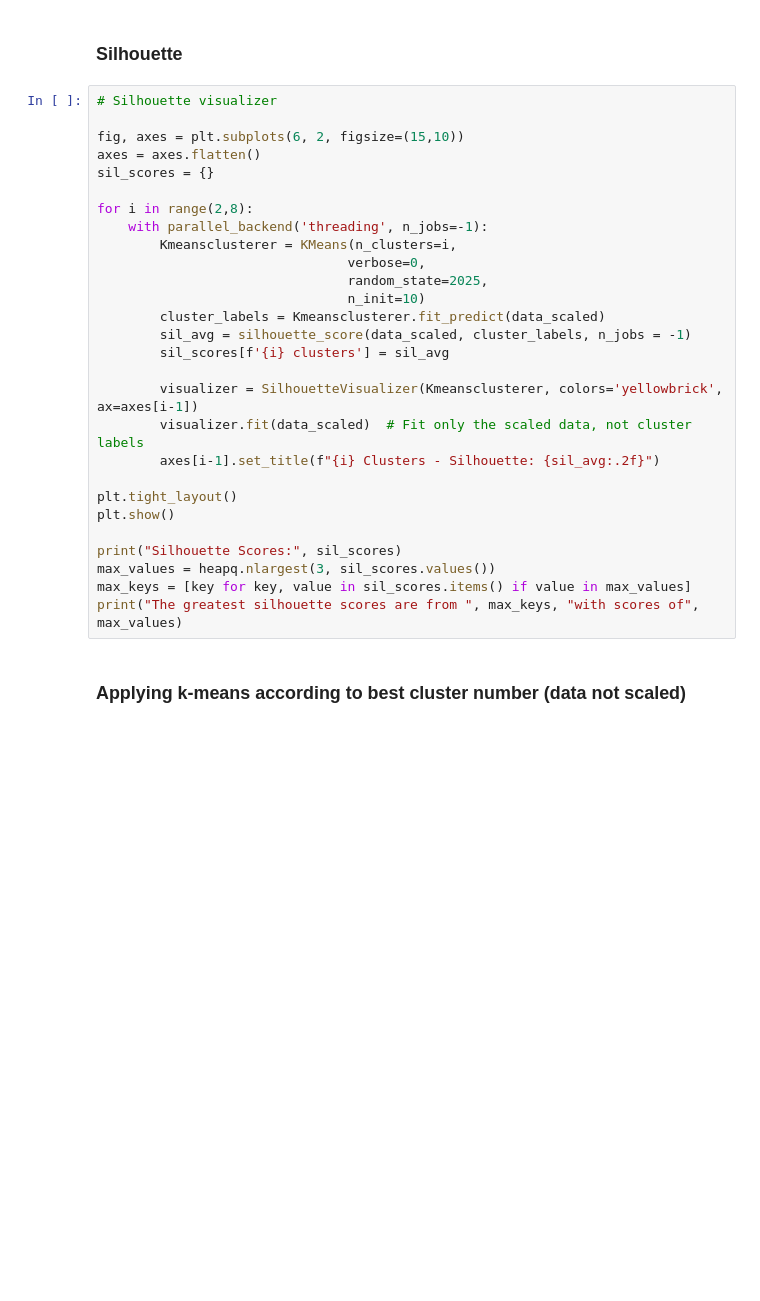
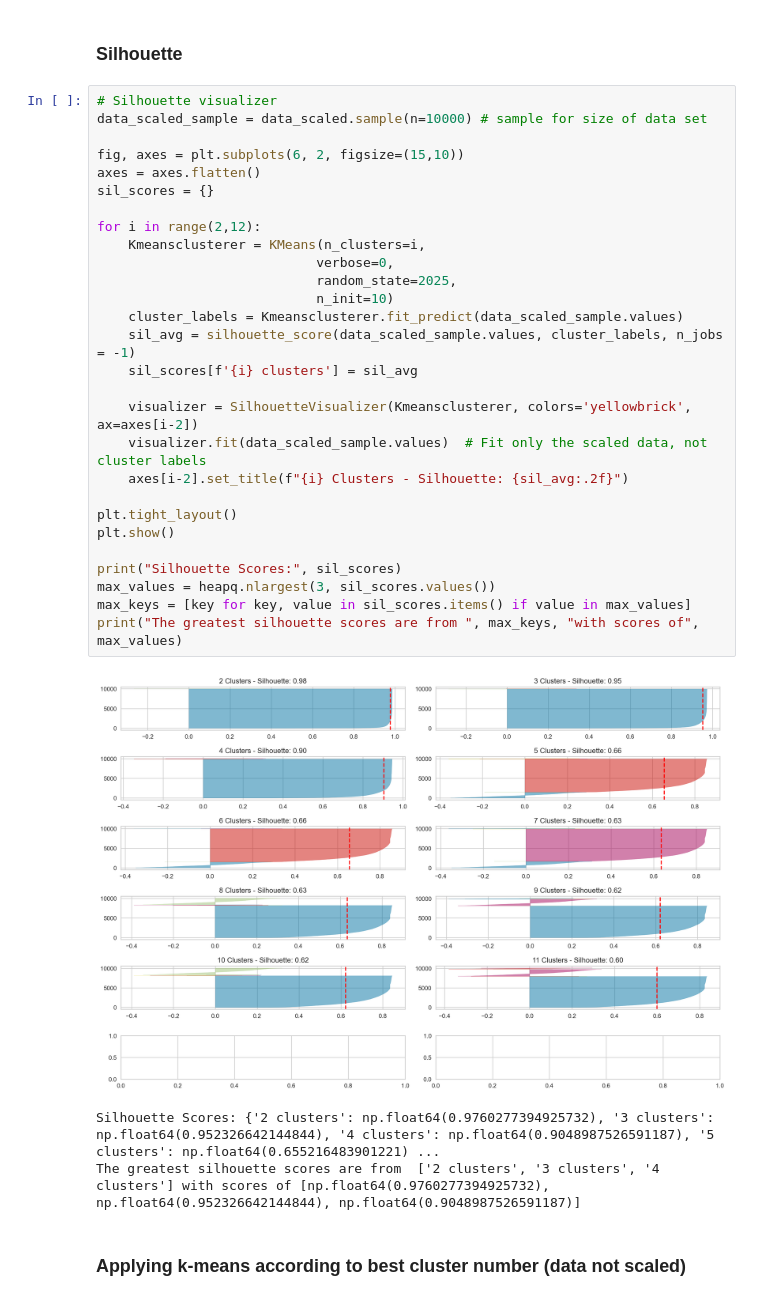
Before and after one commit to andytyuan2/DATASCI-3000, a Jupyter notebook: Coursework_Final.ipynb, the cells around one changed output. Drawn from its saved outputs; the diff is of its cells as text; blank space fills up the shorter version.

```diff
--- a/Coursework_Final.ipynb
+++ b/Coursework_Final.ipynb
@@ -159,32 +157,36 @@ visualizer.show
 ### Silhouette
 # %%
 # Silhouette visualizer
+data_scaled_sample = data_scaled.sample(n=10000) # sample for size of data set
 
 fig, axes = plt.subplots(6, 2, figsize=(15,10))
 axes = axes.flatten()
 sil_scores = {}
 
-for i in range(2,8):
-    with parallel_backend('threading', n_jobs=-1):
-        Kmeansclusterer = KMeans(n_clusters=i,
-                                verbose=0,
-                                random_state=2025,
-                                n_init=10)
-        cluster_labels = Kmeansclusterer.fit_predict(data_scaled)
-        sil_avg = silhouette_score(data_scaled, cluster_labels, n_jobs = -1)
-        sil_scores[f'{i} clusters'] = sil_avg
+for i in range(2,12):
+    Kmeansclusterer = KMeans(n_clusters=i,
+                            verbose=0,
+                            random_state=2025,
+                            n_init=10)
+    cluster_labels = Kmeansclusterer.fit_predict(data_scaled_sample.values)
+    sil_avg = silhouette_score(data_scaled_sample.values, cluster_labels, n_jobs = -1)
+    sil_scores[f'{i} clusters'] = sil_avg
 
-        visualizer = SilhouetteVisualizer(Kmeansclusterer, colors='yellowbrick', ax=axes[i-1])
-        visualizer.fit(data_scaled)  # Fit only the scaled data, not cluster labels
-        axes[i-1].set_title(f"{i} Clusters - Silhouette: {sil_avg:.2f}")
+    visualizer = SilhouetteVisualizer(Kmeansclusterer, colors='yellowbrick', ax=axes[i-2])
+    visualizer.fit(data_scaled_sample.values)  # Fit only the scaled data, not cluster labels
+    axes[i-2].set_title(f"{i} Clusters - Silhouette: {sil_avg:.2f}")
 
 plt.tight_layout()
 plt.show()
 
 print("Silhouette Scores:", sil_scores)
 max_values = heapq.nlargest(3, sil_scores.values())
 max_keys = [key for key, value in sil_scores.items() if value in max_values]
 print("The greatest silhouette scores are from ", max_keys, "with scores of", max_values)
+# %% [output]
+[figure, added]
+Silhouette Scores: {'2 clusters': np.float64(0.9760277394925732), '3 clusters': np.float64(0.952326642144844), '4 clusters': np.float64(0.9048987526591187), '5 clusters': np.float64(0.655216483901221) ...
+The greatest silhouette scores are from  ['2 clusters', '3 clusters', '4 clusters'] with scores of [np.float64(0.9760277394925732), np.float64(0.952326642144844), np.float64(0.9048987526591187)]
 # %% [markdown]
 ### Applying k-means according to best cluster number (data not scaled)
 # %%
```
Also changed, not shown: parts of 1 cell of this notebook.
